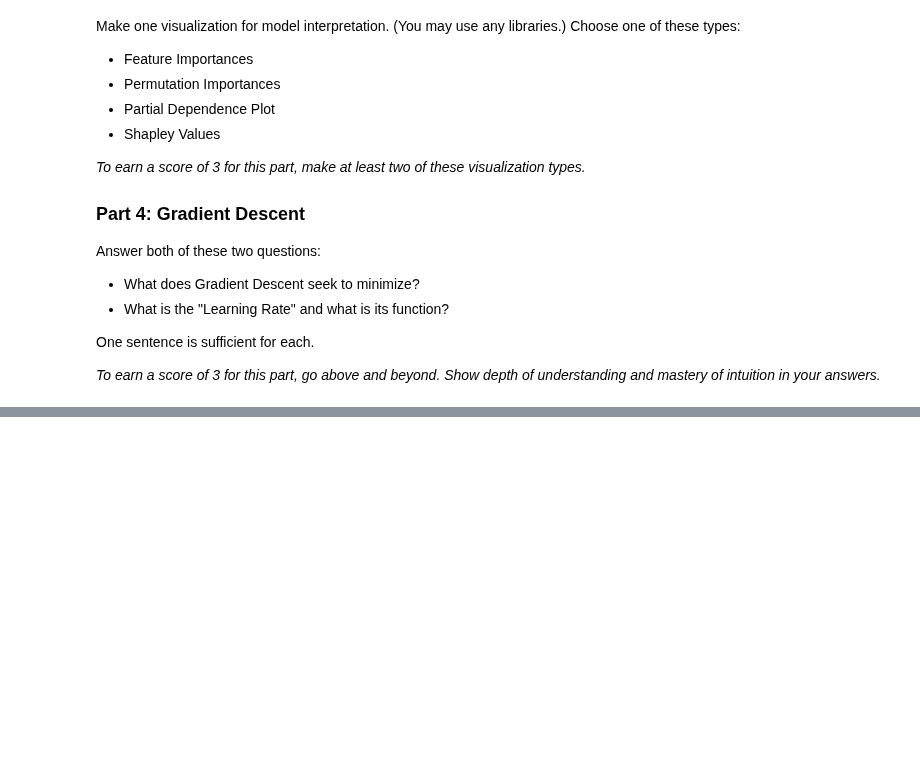
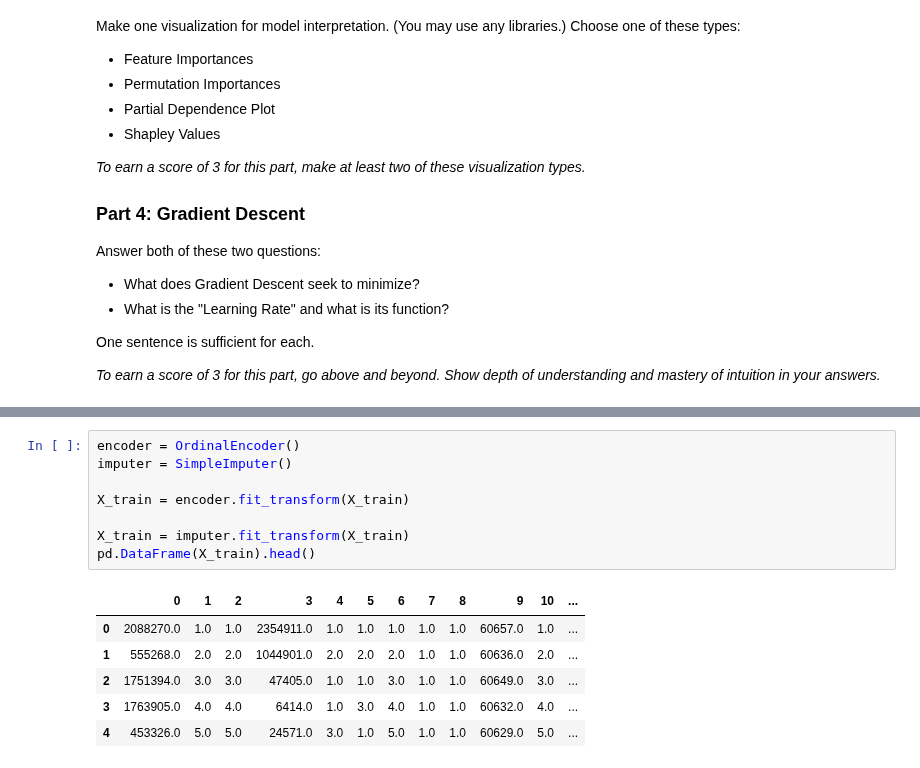
Before and after one commit to LambdaSchool/DS-Unit-2-Sprint-4-Practicing-Understanding, a Jupyter notebook: DS_Unit_2_Sprint_Challenge_4_Practicing_Understanding.ipynb, the cells around one changed output, grey strips where cells are left out. Drawn from its saved outputs; the diff is of its cells as text; blank space fills up the shorter version.

```diff
--- a/DS_Unit_2_Sprint_Challenge_4_Practicing_Understanding.ipynb
+++ b/DS_Unit_2_Sprint_Challenge_4_Practicing_Understanding.ipynb
@@ -255,0 +381,15 @@ The learning rate, or alpha, is a positive number used to multiply the negative
+# %%
+encoder = OrdinalEncoder()
+imputer = SimpleImputer()
+
+X_train = encoder.fit_transform(X_train)
+
+X_train = imputer.fit_transform(X_train)
+pd.DataFrame(X_train).head()
+# %% [output]
+|  | 0 | 1 | 2 | 3 | 4 | 5 | 6 | 7 | 8 | 9 | 10 | ... |
+| 0 | 2088270.0 | 1.0 | 1.0 | 2354911.0 | 1.0 | 1.0 | 1.0 | 1.0 | 1.0 | 60657.0 | 1.0 | ... |
+| 1 | 555268.0 | 2.0 | 2.0 | 1044901.0 | 2.0 | 2.0 | 2.0 | 1.0 | 1.0 | 60636.0 | 2.0 | ... |
+| 2 | 1751394.0 | 3.0 | 3.0 | 47405.0 | 1.0 | 1.0 | 3.0 | 1.0 | 1.0 | 60649.0 | 3.0 | ... |
+| 3 | 1763905.0 | 4.0 | 4.0 | 6414.0 | 1.0 | 3.0 | 4.0 | 1.0 | 1.0 | 60632.0 | 4.0 | ... |
+| 4 | 453326.0 | 5.0 | 5.0 | 24571.0 | 3.0 | 1.0 | 5.0 | 1.0 | 1.0 | 60629.0 | 5.0 | ... |
```
Also changed, not shown: parts of 35 cells of this notebook.
